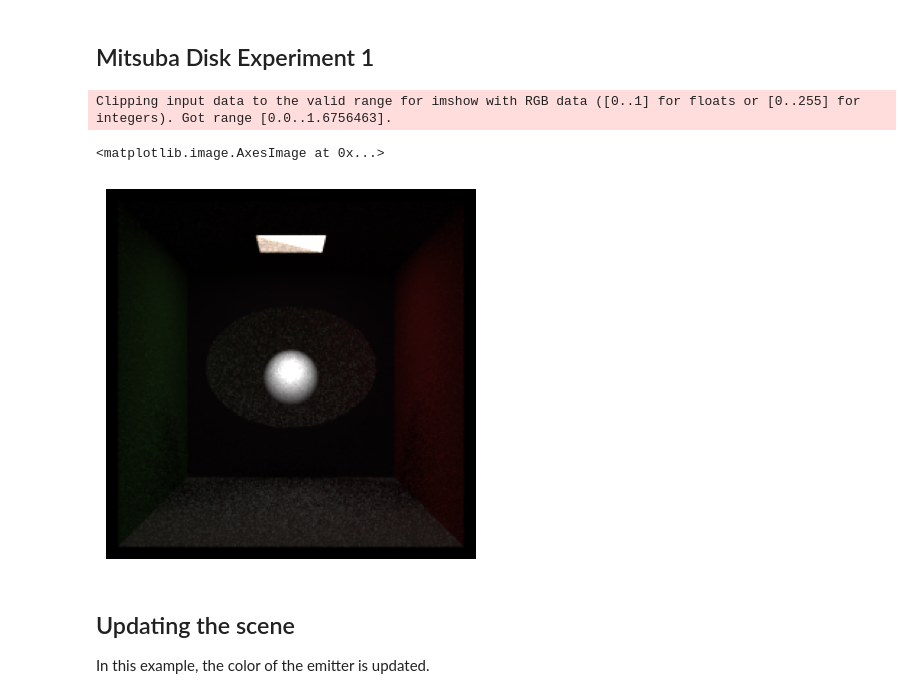
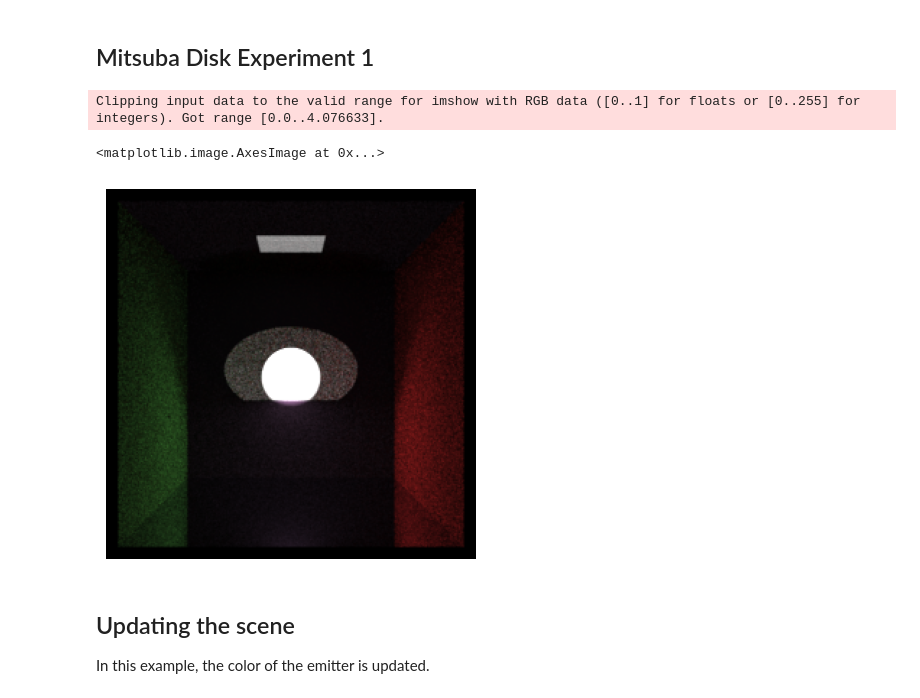
Before and after one commit to BNLNPPS/esi-mitsuba-sandbox, a Jupyter notebook: notebooks/mitsuba_disk_1.ipynb, the cells around one changed output. Drawn from its saved outputs; the diff is of its cells as text; code cells hidden in the pictures.

```diff
--- a/notebooks/mitsuba_disk_1.ipynb
+++ b/notebooks/mitsuba_disk_1.ipynb
@@ -4,16 +4,17 @@
 import mitsuba              as mi
 import matplotlib.pyplot    as plt
 mi.variants() # mi.set_variant("llvm_ad_rgb") # mi.set_variant("scalar_rgb") # mi.set_variant("cuda_ad_rgb")
-mi.set_variant("scalar_rgb")
+# mi.set_variant("scalar_rgb")
+mi.set_variant("llvm_ad_rgb")
 # %%
 scene   = mi.load_file("../scenes/diskbox.xml")
-img1    = mi.render(scene, spp=128)
+img1    = mi.render(scene, spp=512)
 plt.axis("off")
 plt.imshow(img1 ** (1.0 / 1.7))
 # %% [output]
-Clipping input data to the valid range for imshow with RGB data ([0..1] for floats or [0..255] for integers). Got range [0.0..1.6756463].
+Clipping input data to the valid range for imshow with RGB data ([0..1] for floats or [0..255] for integers). Got range [0.0..4.076633].
 <matplotlib.image.AxesImage at 0x...>
-[figure, old version]
+[figure, new version]
 # %% [markdown]
 ## Updating the scene
 
```
Also changed, not shown: 2 other files.
